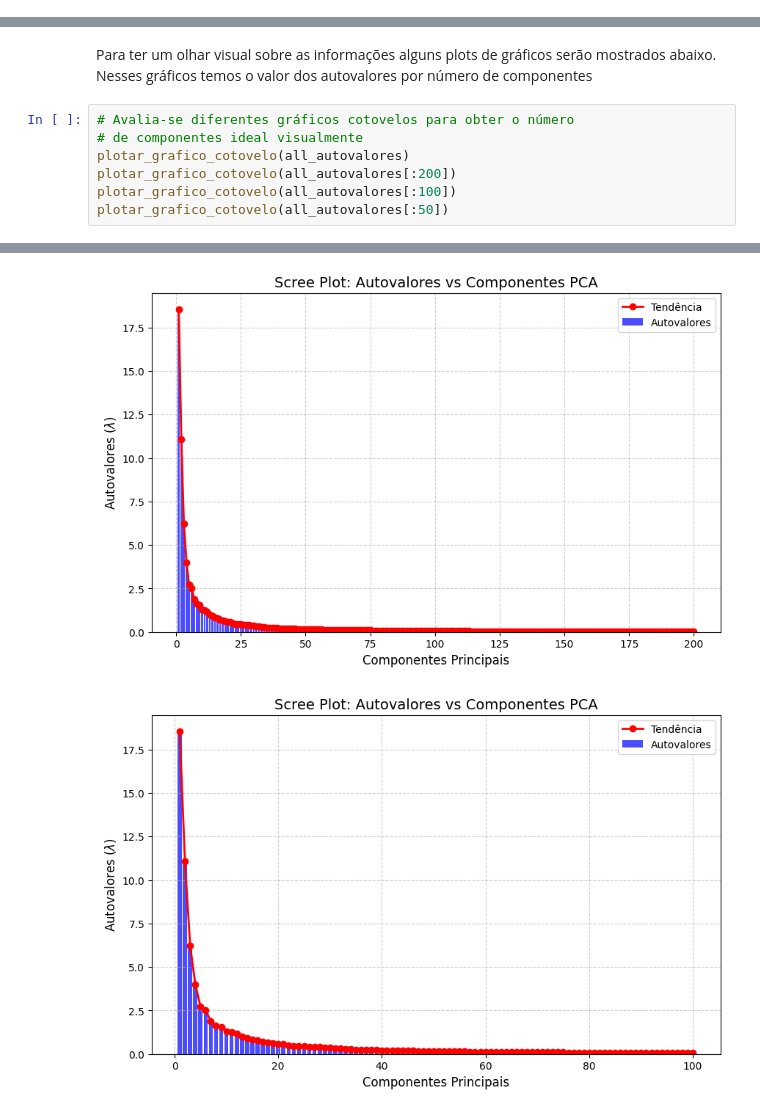
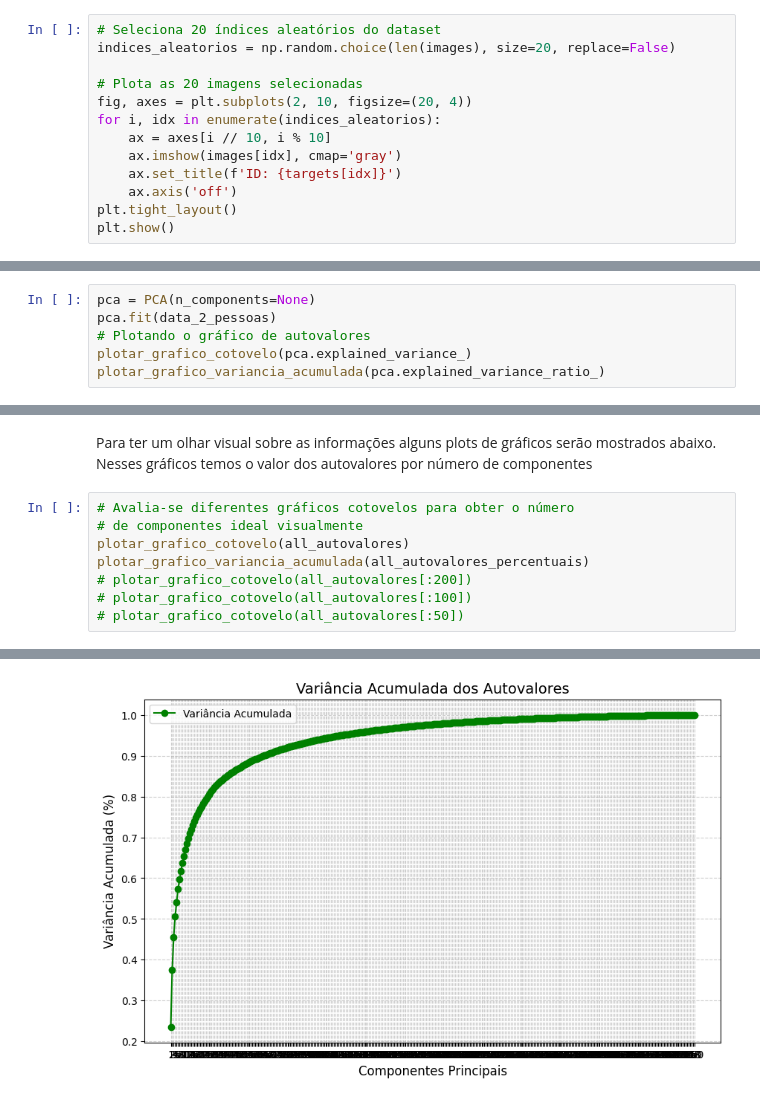
Before and after one commit to schu1na/eigenfaces_cocada, a Jupyter notebook: eigenfaces.ipynb, the cells around one changed output, grey strips where cells are left out. Saved outputs shown, nothing was run; the diff lists cells and outputs as text.

```diff
--- a/eigenfaces.ipynb
+++ b/eigenfaces.ipynb
@@ -19,0 +42,13 @@ targets = faces_bunch.target
+# %%
+# Seleciona 20 índices aleatórios do dataset
+indices_aleatorios = np.random.choice(len(images), size=20, replace=False)
+
+# Plota as 20 imagens selecionadas
+fig, axes = plt.subplots(2, 10, figsize=(20, 4))
+for i, idx in enumerate(indices_aleatorios):
+    ax = axes[i // 10, i % 10]
+    ax.imshow(images[idx], cmap='gray')
+    ax.set_title(f'ID: {targets[idx]}')
+    ax.axis('off')
+plt.tight_layout()
+plt.show()
@@ -63,0 +103,6 @@ targets_teste_2_pessoas = np.array([id1, id2])
+# %%
+pca = PCA(n_components=None)
+pca.fit(data_2_pessoas)
+# Plotando o gráfico de autovalores
+plotar_grafico_cotovelo(pca.explained_variance_)
+plotar_grafico_variancia_acumulada(pca.explained_variance_ratio_)
@@ -197,7 +260,8 @@ Para ter um olhar visual sobre as informações alguns plots de gráficos serão
 # Avalia-se diferentes gráficos cotovelos para obter o número
 # de componentes ideal visualmente
 plotar_grafico_cotovelo(all_autovalores)
-plotar_grafico_cotovelo(all_autovalores[:200])
-plotar_grafico_cotovelo(all_autovalores[:100])
-plotar_grafico_cotovelo(all_autovalores[:50])
+plotar_grafico_variancia_acumulada(all_autovalores_percentuais)
+# plotar_grafico_cotovelo(all_autovalores[:200])
+# plotar_grafico_cotovelo(all_autovalores[:100])
+# plotar_grafico_cotovelo(all_autovalores[:50])
 # %% [output]
@@ -205,2 +269 @@ plotar_grafico_cotovelo(all_autovalores[:50])
-[figure, old version]
+[figure, new version]
-[figure, removed]
```
Also changed, not shown: parts of 40 cells of this notebook, 1 other file.
